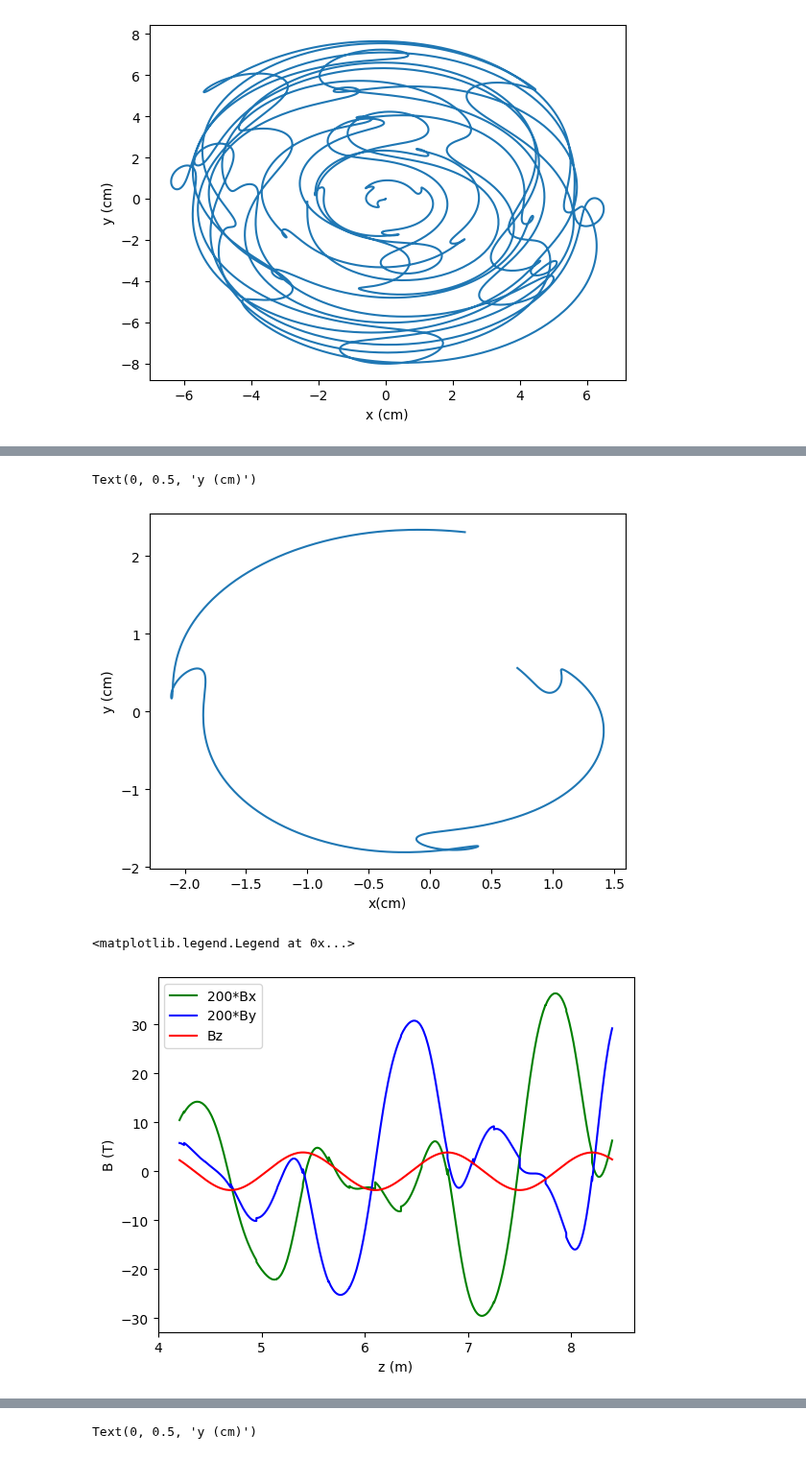
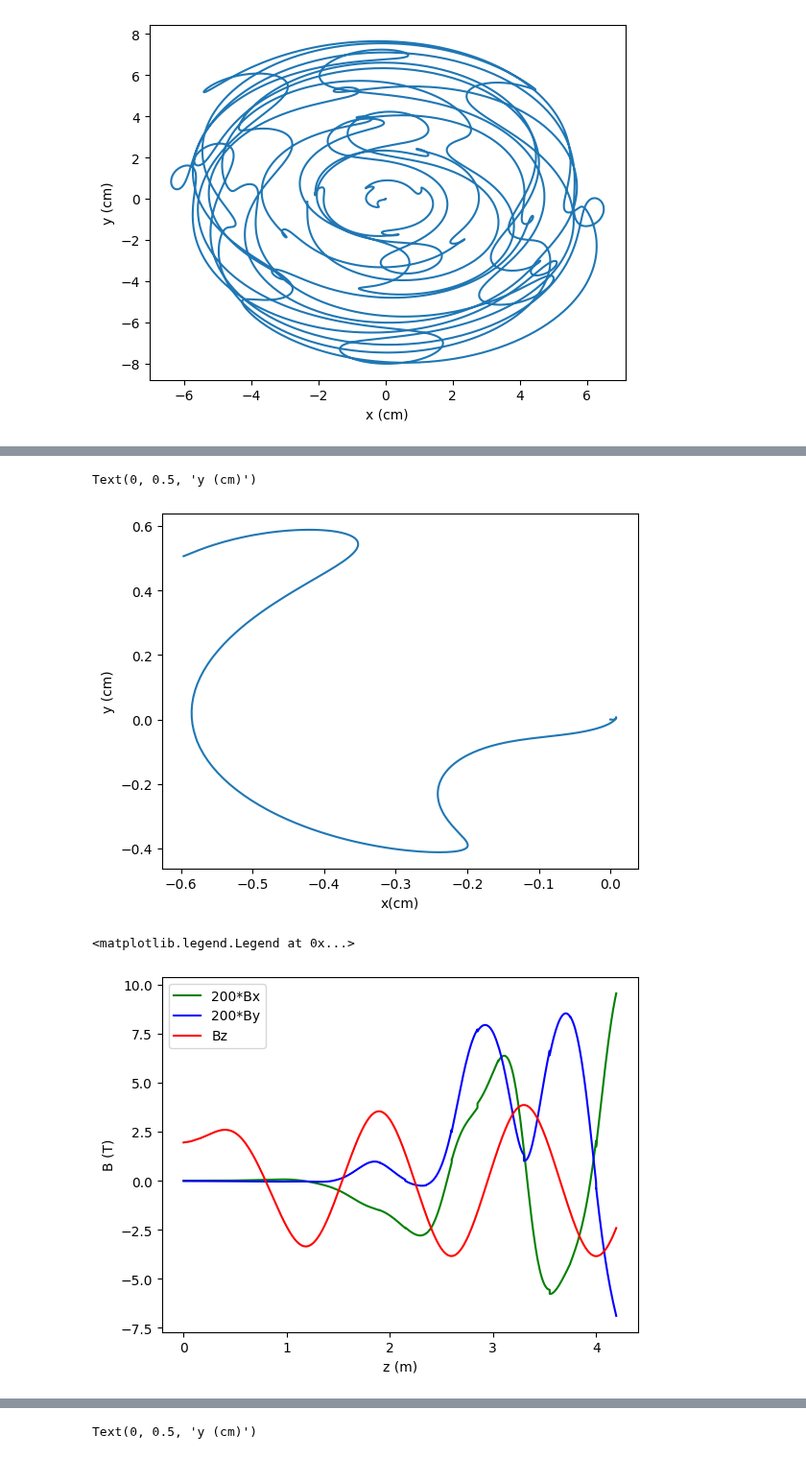
Before and after one commit to criggall/muon-cooling, a Jupyter notebook: plot-reference-particle.ipynb, the cells around one changed output, grey strips where cells are left out. Shown at 96% size. Drawn from its saved outputs; the diff is of its cells as text; code cells hidden in the pictures.

Commit message:
Coarse scan of beam initial z offset values

```diff
--- a/plot-reference-particle.ipynb
+++ b/plot-reference-particle.ipynb
@@ -9,6 +9,9 @@ from matplotlib.animation import FuncAnimation
 # RF period (325 MHz frequency):
 T = 1/(325*10**6)*10**9 # ns
 
+# Length of period:
+len_period = 4.2 # m
+
 # Load data from output txt file:
 file = 'trace-sim/ReferenceParticle.txt'
 # file = 'Automate-G4bl/g4bl-output-sim1/ReferenceParticle.txt'
@@ -22,10 +25,13 @@ x_vals = []; y_vals = []; z_vals = []
 px_vals = []; py_vals = []; pz_vals = []; ptotal_vals = []
 t_vals = []; mod_t_vals = []
 Bx_vals = []; By_vals = []; Bz_vals = []
+count = 0; count2 = 0
 for i in range(data.shape[0]):
     x_vals.append(data[i][0]*0.1) # mm -> cm
     y_vals.append(data[i][1]*0.1)
-    z_vals.append(data[i][2]*0.001-0.7) # mm -> m and add shift to fix initial offset
+    z = data[i][2]*0.001 # mm -> m
+    # z = data[i][2]*0.001-0.7 # mm -> m and add shift to fix initial offset
+    z_vals.append(z) # mm -> m and add shift to fix initial offset
     px = data[i][3]; py = data[i][4]; pz = data[i][5]
     px_vals.append(px) # MeV/c
     py_vals.append(py)
@@ -42,13 +48,21 @@ for i in range(data.shape[0]):
     Bz_vals.append(Bz)
     del px, py, pz, t, Bx, By, Bz
 
-    z = data[i][2]*0.001-0.7
-    if z == 0:
-        print(z)
-        print(i)
-    if z > 4.20 and z < 4.21:
-        print(z)
-        print(i)
-    if z > 8.40 and z < 8.41:
-        print(z)
-        print(i)
+    # z = data[i][2]*0.001-0.7
+    # if z == 0:
+    #     print(z)
+    #     print(i)
+    # if z > 4.20 and z < 4.21:
+    #     print(z)
+    #     print(i)
+    # if z > 8.40 and z < 8.41:
+    #     print(z)
+    #     print(i)
+
+    # Find index for last value in first and second periods:
+    if z > len_period and count == 0:
+        end_first_period = i
+        count += 1
+    if z > 2*len_period and count2 == 0:
+        end_second_period = i
+        count2 += 1
@@ -104,19 +107,19 @@ print(z_vals[upper_lim])
 # %%
-# Plot x-y trajectory for single period of data:
-plt.plot(x_vals[lower_lim:upper_lim],y_vals[lower_lim:upper_lim])
+# Plot x-y trajectory for first period of data:
+plt.plot(x_vals[0:end_first_period],y_vals[0:end_first_period])
 plt.xlabel('x(cm)')
 plt.ylabel('y (cm)')
 # %% [output]
 Text(0, 0.5, 'y (cm)')
-[figure, old version]
+[figure, new version]
 # %%
-# Plot magnetic field for a single period of data:
-plt.plot(z_vals[lower_lim:upper_lim],Bx_vals[lower_lim:upper_lim],color='green',label='200*Bx')
-plt.plot(z_vals[lower_lim:upper_lim],By_vals[lower_lim:upper_lim],color='blue',label='200*By')
-plt.plot(z_vals[lower_lim:upper_lim],Bz_vals[lower_lim:upper_lim],color='red',label='Bz')
+# Plot magnetic field for a first period of data:
+plt.plot(z_vals[0:end_first_period],Bx_vals[0:end_first_period],color='green',label='200*Bx')
+plt.plot(z_vals[0:end_first_period],By_vals[0:end_first_period],color='blue',label='200*By')
+plt.plot(z_vals[0:end_first_period],Bz_vals[0:end_first_period],color='red',label='Bz')
 plt.xlabel('z (m)')
 plt.ylabel('B (T)')
 plt.legend()
 # %% [output]
 <matplotlib.legend.Legend at 0x...>
-[figure, old version]
+[figure, new version]
```
Also changed, not shown: parts of 13 cells of this notebook, 41 other files.
